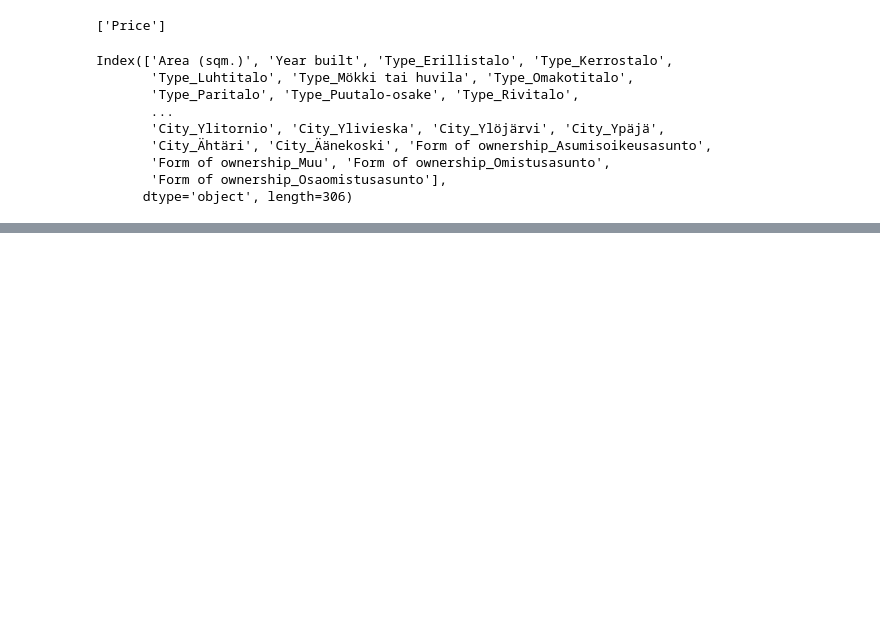
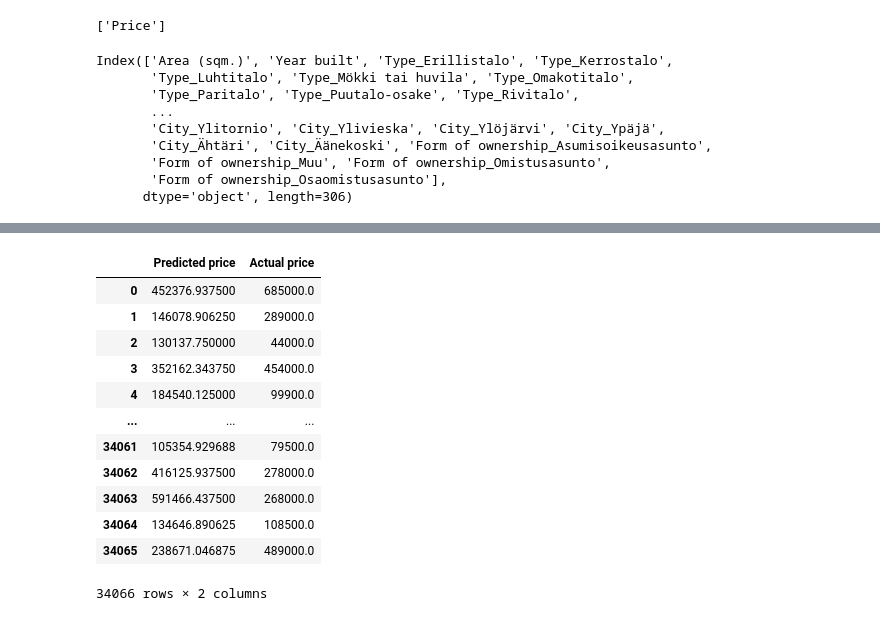
Before and after one commit to Teolhyn/Housing-market-analysis-with-webscraped-data, a Jupyter notebook: Machine learning.ipynb, the cells around one changed output, grey strips where cells are left out. Cells and saved outputs as stored; diff of their text form; code cells hidden in the pictures; blank space fills up the shorter version.

```diff
--- a/Machine learning.ipynb
+++ b/Machine learning.ipynb
@@ -327,0 +277,13 @@ predictions seem to be in the same magnitude (around 160-170k€). Further adjus
+# %%
+inputs_test_tensor = torch.Tensor(inputs_test)
+inputs_test_tensor = inputs_test_tensor.to(device)
+
+test_y = model(inputs_test_tensor)
+# %%
+# Send result back to CPU from GPU
+test_y = test_y.to("cpu")
+
+# Transform data from tensor to array
+test_y = test_y.data.numpy()
+
+print(test_y)
@@ -327,0 +298,32 @@ predictions seem to be in the same magnitude (around 160-170k€). Further adjus
+# %%
+# De-normalize test_y and targets_test so we see actual prices and not normalized values
+predictions = test_y*(targets_array.max() - targets_array.min()) + targets_array.mean()
+actual_prices = targets_test*(targets_array.max() - targets_array.min()) + targets_array.mean()
+# %%
+# Now lets create a dataframe where we can compare the predicted values to the actual ones.
+predictions_list = []
+actual_prices_list = []
+
+for i in predictions:
+    predictions_list.append(float(i[0]))
+
+for i in actual_prices:
+    actual_prices_list.append(float(i[0]))
+
+df = pd.DataFrame({'Predicted price':predictions_list,'Actual price':actual_prices_list})
+
+df
+# %% [output]
+|  | Predicted price | Actual price |
+| 0 | 452376.937500 | 685000.0 |
+| 1 | 146078.906250 | 289000.0 |
+| 2 | 130137.750000 | 44000.0 |
+| 3 | 352162.343750 | 454000.0 |
+| 4 | 184540.125000 | 99900.0 |
+| ... | ... | ... |
+| 34061 | 105354.929688 | 79500.0 |
+| 34062 | 416125.937500 | 278000.0 |
+| 34063 | 591466.437500 | 268000.0 |
+| 34064 | 134646.890625 | 108500.0 |
+| 34065 | 238671.046875 | 489000.0 |
+34066 rows × 2 columns
```
Also changed, not shown: parts of 26 cells of this notebook.
